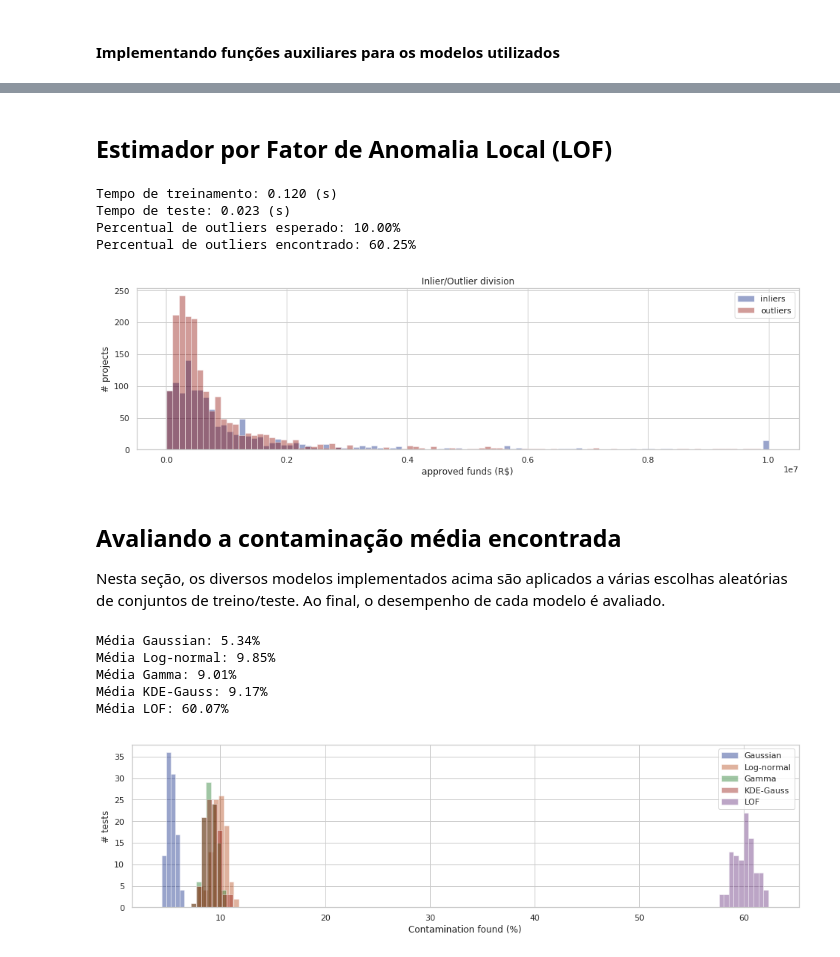
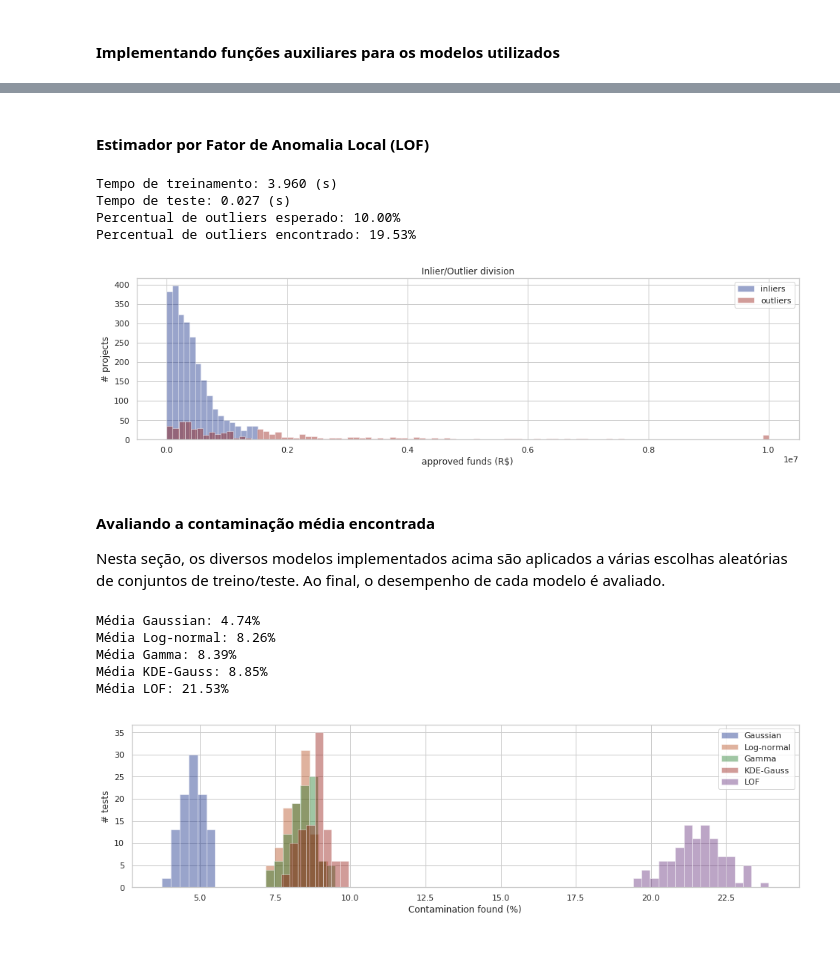
Before and after one commit to lappis-unb/salic-ml, a Jupyter notebook: notebooks/report/analysis_of_approved_funds.ipynb, the cells around one changed output, grey strips where cells are left out. Cells and saved outputs as stored; diff of their text form; code cells hidden in the pictures.

```diff
--- a/notebooks/report/analysis_of_approved_funds.ipynb
+++ b/notebooks/report/analysis_of_approved_funds.ipynb
@@ -275,13 +272,12 @@ Percentual de outliers encontrado: 5.21%
 # %%
 class Lognormal:
-    def __init__(self, contamination=0.1, transform=None):
+    def __init__(self, contamination=0.1, transform=lambda X: X):
         self.contamination = contamination
         self.transform = transform
 
     def fit(self, X):
         # Generate model
-        if self.transform:
-            X = self.transform(X)
+        X = self.transform(X)
         s, loc, scale = scipy.stats.lognorm.fit(X, floc=0)
         self.model = scipy.stats.lognorm(np.std(np.log(X)), loc=loc, scale=scale)
         # Find threshold
@@ -289,8 +285,9 @@ class Lognormal:
         return self
 
     def predict(self, X):
+        X = self.transform(X)
         is_inlier = (self.model.pdf(X) > self.threshold)
         return is_inlier
 
-show_stats(Lognormal(), projects_train, projects_test, bin_size=1e5)
+show_stats(Lognormal(transform=lambda X: X+1e4), projects_train, projects_test, bin_size=1e5)
 # %% [output]
@@ -304,10 +301,12 @@ Percentual de outliers encontrado: 10.07%
 # %%
 class Gamma:
-    def __init__(self, contamination=0.1):
+    def __init__(self, contamination=0.1, transform=lambda X: X):
         self.contamination = contamination
+        self.transform = transform
 
     def fit(self, X):
         # Generate model
+        X = self.transform(X)
         params = scipy.stats.gamma.fit(X, floc=0)
         self.model = scipy.stats.gamma(*params)
         # Find threshold
@@ -315,8 +314,9 @@ class Gamma:
         return self
 
     def predict(self, X):
+        X = self.transform(X)
         is_inlier = (self.model.pdf(X) > self.threshold)
         return is_inlier
 
-show_stats(Gamma(), projects_train, projects_test, bin_size=1e5)
+show_stats(Gamma(transform=lambda X: X+1e4), projects_train, projects_test, bin_size=1e5)
 # %% [output]
@@ -357,9 +357,9 @@ Percentual de outliers encontrado: 9.39%
 # %% [markdown]
-## Estimador por Fator de Anomalia Local (LOF)
+#### Estimador por Fator de Anomalia Local (LOF)
 # %%
 from sklearn.neighbors import LocalOutlierFactor
 class LOF:
-    def __init__(self, contamination=0.1, n_neighbors=20):
+    def __init__(self, contamination=0.1, n_neighbors=None):
         self.contamination = contamination
         self.n_neighbors = n_neighbors
 
@@ -367,13 +367,15 @@ class LOF:
         # Transform data into a 2D array
         X = self._1Dto2D(X)
         # Get inliers of the training set with LOF Outlier Detection
+        if self.n_neighbors == None:
+            self.n_neighbors = len(X) // 5
         lof_OD = LocalOutlierFactor(contamination=self.contamination,
                                     n_neighbors=self.n_neighbors)
         y = lof_OD.fit_predict(X)
         X = X[y == 1, :]
         # Train model with LOF Novelty Detection, using train set inliers
         # Parameter 'contamination' does not matter at this point
-        self.model = LocalOutlierFactor(novelty=True, contamination=0.5)
+        self.model = LocalOutlierFactor(novelty=True, contamination=self.contamination)
         self.model = self.model.fit(X)
         return self
 
@@ -388,13 +390,13 @@ class LOF:
 
 show_stats(LOF(), projects_train, projects_test, bin_size=1e5)
 # %% [output]
-Tempo de treinamento: 0.120 (s)
-Tempo de teste: 0.023 (s)
+Tempo de treinamento: 3.960 (s)
+Tempo de teste: 0.027 (s)
 Percentual de outliers esperado: 10.00%
-Percentual de outliers encontrado: 60.25%
+Percentual de outliers encontrado: 19.53%
-[figure, old version]
+[figure, new version]
 # %% [markdown]
-## Avaliando a contaminação média encontrada
+#### Avaliando a contaminação média encontrada
 
 Nesta seção, os diversos modelos implementados acima são aplicados a várias escolhas aleatórias de conjuntos de treino/teste. Ao final, o desempenho de cada modelo é avaliado.
 # %%
@@ -404,11 +406,11 @@ models = [{
     'results': []
 },{
     'name': 'Log-normal',
-    'curve': Lognormal(),
+    'curve': Lognormal(transform=lambda X: X+1e4),
     'results': []
 },{
     'name': 'Gamma',
-    'curve': Gamma(),
+    'curve': Gamma(transform=lambda X: X+1e4),
     'results': []
 },{
     'name': 'KDE-Gauss',
@@ -422,7 +424,7 @@ models = [{
 
 for i in range(100):
     # Separate train and test sets
-    projects_train, projects_test = train_test_split(segment_projects, test_size=0.3)
+    projects_train, projects_test = train_test_split(projects, test_size=0.3)
 
     # Get results for each model
     for model in models:
@@ -432,22 +434,22 @@ for i in range(100):
 # %%
 sns.set(style='whitegrid', palette='dark')
 f, ax = plt.subplots(figsize=(16,4))
 
-bin_size = 0.5
+bin_size = 0.3
 for model in models:
     results = model['results']
     print('Média %s: %.2lf%%' % (model['name'], np.mean(results)))
     bins = max(1, int((max(results) - min(results)) // bin_size) + 1)
     sns.distplot(results, label=model['name'], kde=False, bins=bins)
 
 plt.legend(frameon=True)
 plt.xlabel('Contamination found (%)')
 plt.ylabel('# tests')
 plt.grid(True)
 # %% [output]
-Média Gaussian: 5.34%
-Média Log-normal: 9.85%
-Média Gamma: 9.01%
-Média KDE-Gauss: 9.17%
-Média LOF: 60.07%
+Média Gaussian: 4.74%
+Média Log-normal: 8.26%
+Média Gamma: 8.39%
+Média KDE-Gauss: 8.85%
+Média LOF: 21.53%
-[figure, old version]
+[figure, new version]
```
Also changed, not shown: parts of 23 cells of this notebook.
